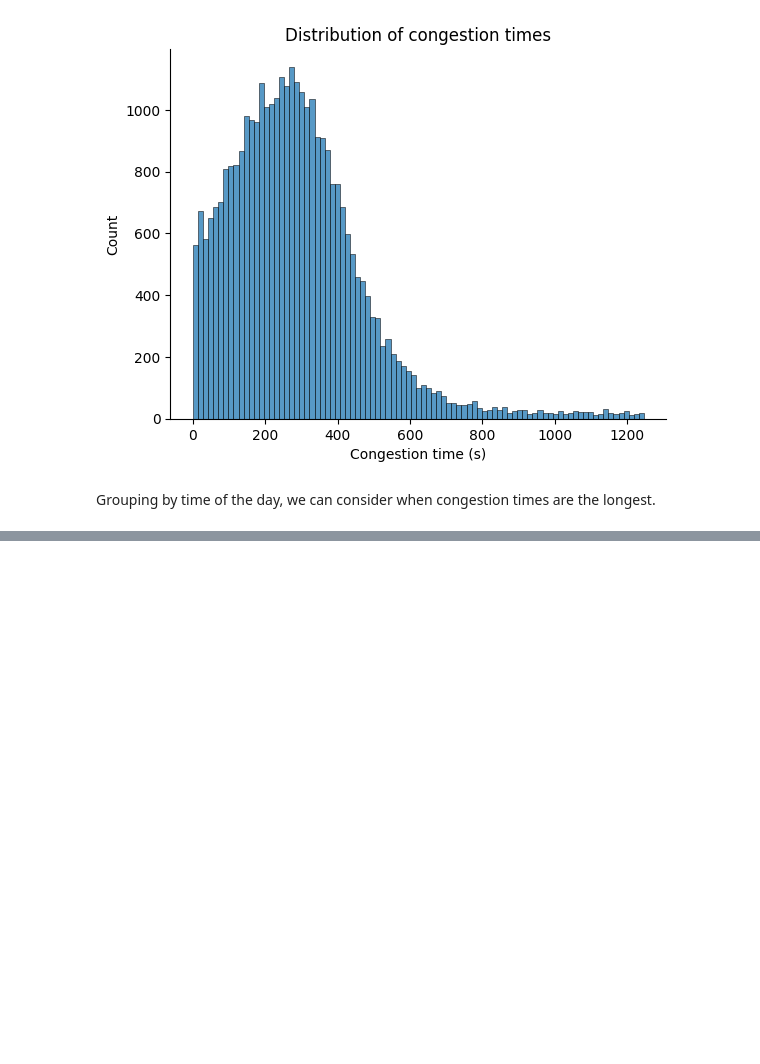
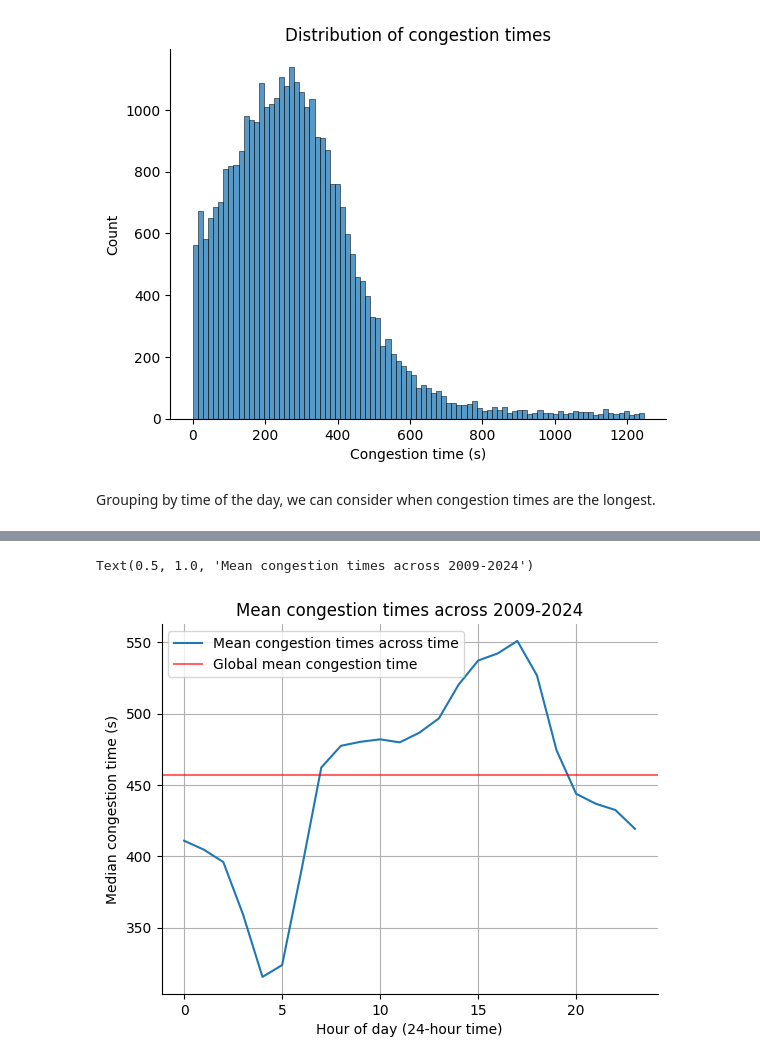
Before and after one commit to haezera/taxis-and-ubers, a Jupyter notebook: research/congestion.ipynb, the cells around one changed output, grey strips where cells are left out. Cells and saved outputs as stored; diff of their text form; code cells hidden in the pictures; blank space fills up the shorter version.

```diff
--- a/research/congestion.ipynb
+++ b/research/congestion.ipynb
@@ -77,0 +113,14 @@ Text(0.5, 1.0, 'Mean congestion times across the day')
+# %%
+groupby_hour_congestion = no_neg.groupby('hour')['congestion'].mean()
+mean_congestion = no_neg['congestion'].mean()
+plt.plot(groupby_hour_congestion.index, groupby_hour_congestion, label='Mean congestion times across time')
+plt.axhline(mean_congestion, color='red', alpha=0.6, label='Global mean congestion time')
+plt.grid()
+sns.despine()
+plt.xlabel('Hour of day (24-hour time)')
+plt.ylabel('Median congestion time (s)')
+plt.legend()
+plt.title('Mean congestion times across 2009-2024')
+# %% [output]
+Text(0.5, 1.0, 'Mean congestion times across 2009-2024')
+[figure, added]
```
Also changed, not shown: parts of 23 cells of this notebook, 2 other files.
